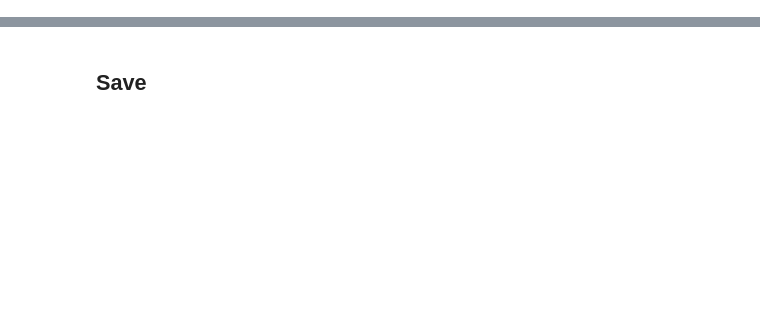
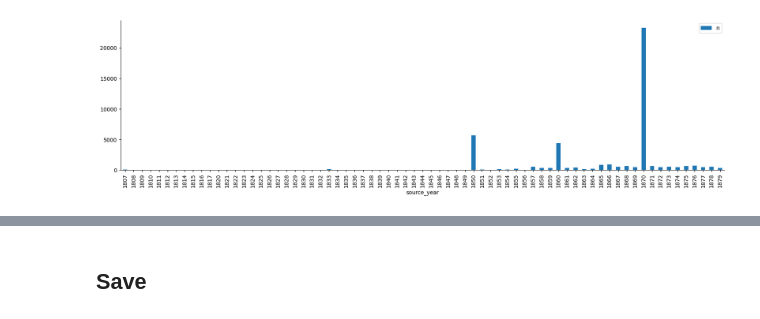
Before and after one commit to ontoligent/know-their-names, a Jupyter notebook: data/01-import.ipynb, the cells around one changed output, grey strips where cells are left out. Saved outputs shown, nothing was run; the diff lists cells and outputs as text; code cells hidden in the pictures; blank space fills up the shorter version.

```diff
--- a/data/01-import.ipynb
+++ b/data/01-import.ipynb
@@ -172,0 +109,11 @@ plt.show()
+# %%
+(
+    MENTION[(MENTION.source_year > 1800) & (MENTION.source_year < 1880)]
+    .value_counts('source_year')
+    .to_frame('n')
+    .sort_index()
+    .plot.bar(figsize=(20,5))
+)
+sns.despine()
+# %% [output]
+[figure, added]
```
Also changed, not shown: parts of 66 cells of this notebook.
